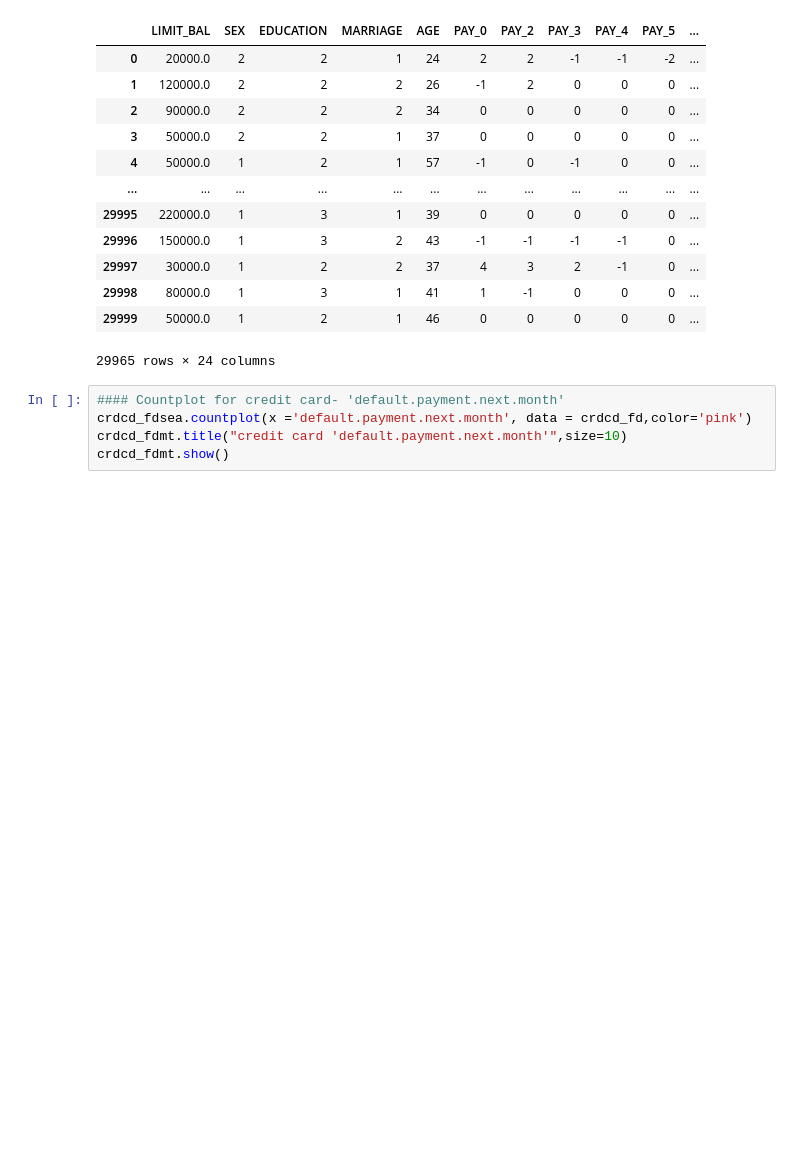
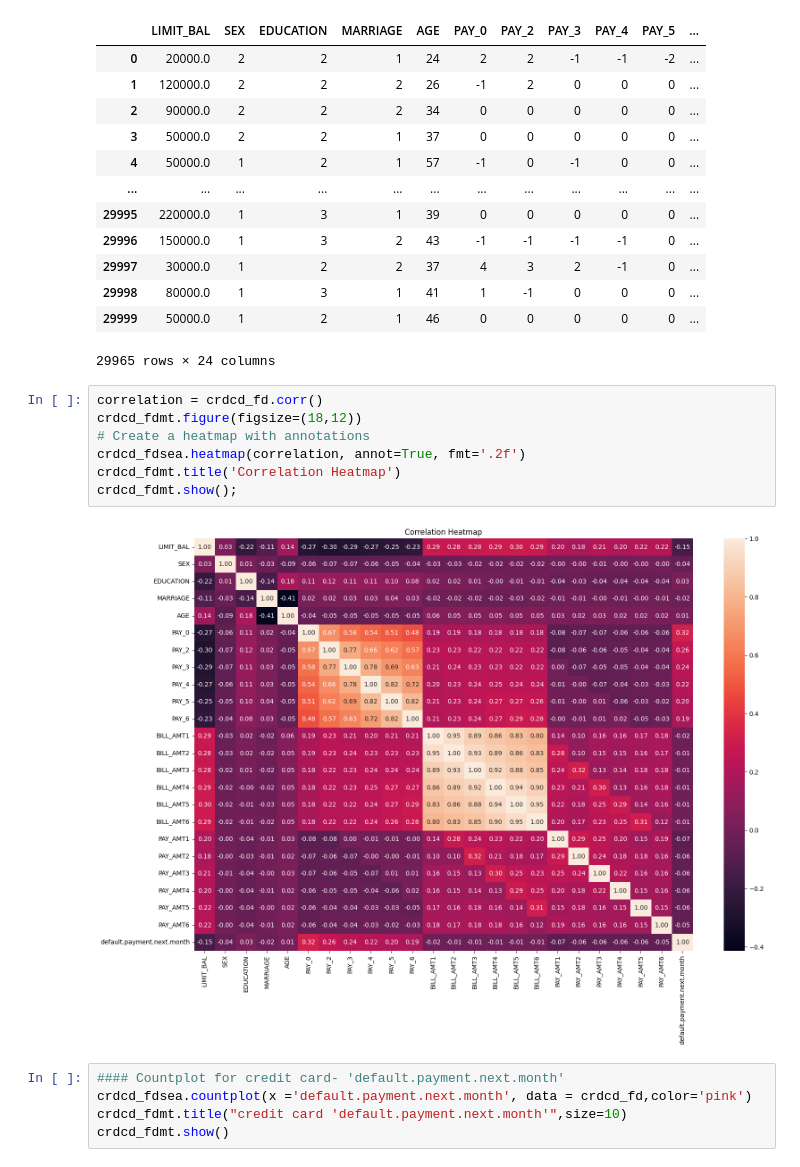
Before and after one commit to Ram-Dev7/credit-card-fraud-detection, a Jupyter notebook: credit_card.ipynb, the cells around one changed output. Saved outputs shown, nothing was run; the diff lists cells and outputs as text; blank space fills up the shorter version.

```diff
--- a/credit_card.ipynb
+++ b/credit_card.ipynb
@@ -167,6 +169,15 @@ crdcd_fd
 | 29998 | 80000.0 | 1 | 3 | 1 | 41 | 1 | -1 | 0 | 0 | 0 | ... |
 | 29999 | 50000.0 | 1 | 2 | 1 | 46 | 0 | 0 | 0 | 0 | 0 | ... |
 29965 rows × 24 columns
+# %%
+correlation = crdcd_fd.corr()
+crdcd_fdmt.figure(figsize=(18,12))
+# Create a heatmap with annotations
+crdcd_fdsea.heatmap(correlation, annot=True, fmt='.2f')
+crdcd_fdmt.title('Correlation Heatmap')
+crdcd_fdmt.show();
+# %% [output]
+[figure, new version]
 # %%
 #### Countplot for credit card- 'default.payment.next.month'
 crdcd_fdsea.countplot(x ='default.payment.next.month', data = crdcd_fd,color='pink')
```
Also changed, not shown: parts of 28 cells of this notebook.
